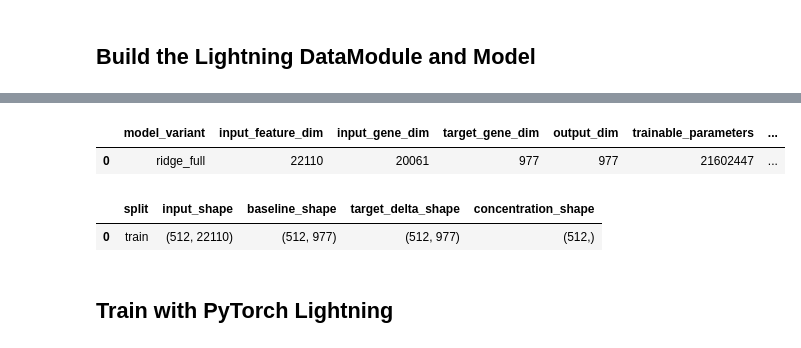
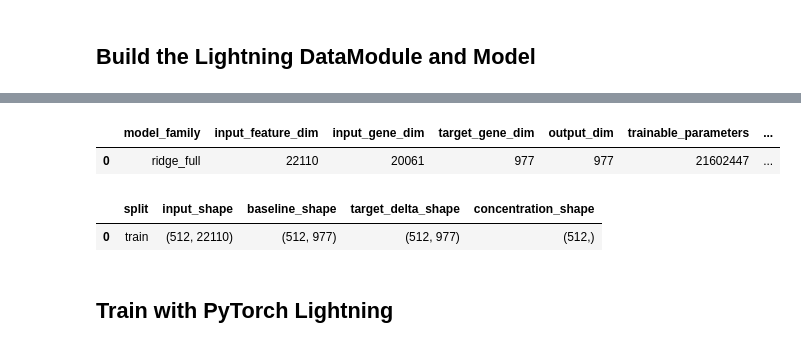
Before and after one commit to wilsonliam/deep-learning-final-project, a Jupyter notebook: Machine_Learning/4_Linear_Regression_implementatin.ipynb, the cells around one changed output, grey strips where cells are left out. Drawn from its saved outputs; the diff is of its cells as text; code cells hidden in the pictures.

```diff
--- a/Machine_Learning/4_Linear_Regression_implementatin.ipynb
+++ b/Machine_Learning/4_Linear_Regression_implementatin.ipynb
@@ -1419,17 +1405,10 @@ training_preprocessor = TrainingPreprocessor(
     treatment_bundle=treatment_bundle,
     fingerprint_bundle=fingerprint_bundle,
     target_gene_indices=target_gene_indices,
-    model_variant=MODEL_VARIANT,
     target_mode=TARGET_MODE,
-    target_pca_components=TARGET_PCA_COMPONENTS,
     batch_size=PREPROCESS_BATCH_SIZE,
 ).fit()
 
 preprocessor_summary_df = training_preprocessor.summary_frame()
-if MODEL_VARIANT == "ridge_compressed" and training_preprocessor.pca_components is None:
-    raise ValueError("Compressed ridge preprocessing did not fit a target PCA basis.")
-if MODEL_VARIANT == "ridge_full" and training_preprocessor.pca_components is not None:
-    raise ValueError("Full ridge preprocessing should not create PCA components.")
-
 display(preprocessor_summary_df)
 # %% [output]
@@ -1453,15 +1432,12 @@ input_feature_dim = training_preprocessor.input_dim
 target_gene_dim = training_preprocessor.target_gene_dim
 
 ridge_model = RidgeDrugResponseModule(
-    model_variant=MODEL_VARIANT,
     input_dim=input_feature_dim,
     gene_dim=target_gene_dim,
     learning_rate=LEARNING_RATE,
     weight_decay=WEIGHT_DECAY,
     delta_mean=training_preprocessor.delta_mean,
     delta_std=training_preprocessor.delta_std,
-    pca_components=training_preprocessor.pca_components,
-    pca_mean=training_preprocessor.pca_mean,
 )
 
 prepared_train_batch = next(iter(ridge_data_module.train_eval_dataloader()))
@@ -1476,14 +1452,13 @@ if reconstructed_target_expression.shape != prepared_train_batch["baseline_expre
 model_summary_df = pd.DataFrame(
     [
         {
-            "model_variant": MODEL_VARIANT,
+            "model_family": "ridge_full",
             "input_feature_dim": int(input_feature_dim),
             "input_gene_dim": int(training_preprocessor.input_gene_dim),
             "target_gene_dim": int(target_gene_dim),
             "output_dim": int(ridge_model.output_dim),
             "trainable_parameters": count_trainable_parameters(ridge_model),
             "estimated_adamw_memory_gb": estimate_adamw_memory_gb(ridge_model),
-            "effective_target_pca_components": training_preprocessor.effective_target_pca_components,
             "treatment_feature_space": treatment_feature_space,
         }
     ]
@@ -1500,10 +1475,9 @@ prepared_batch_summary_df = pd.DataFrame(
     ]
 )
 
-if MODEL_VARIANT == "ridge_full":
-    print(
-        f"Warning: ridge_full creates {count_trainable_parameters(ridge_model):,} trainable parameters and is substantially heavier than ridge_compressed."
-    )
+print(
+    f"Ridge model creates {count_trainable_parameters(ridge_model):,} trainable parameters with input width {input_feature_dim} and target width {target_gene_dim}."
+)
 
 display(model_summary_df)
 display(prepared_batch_summary_df)
@@ -1512,4 +1486,4 @@ Warning: ridge_full creates 21,602,447 trainable parameters and is substantially
-|  | model_variant | input_feature_dim | input_gene_dim | target_gene_dim | output_dim | trainable_parameters | ... |
+|  | model_family | input_feature_dim | input_gene_dim | target_gene_dim | output_dim | trainable_parameters | ... |
 | 0 | ridge_full | 22110 | 20061 | 977 | 977 | 21602447 | ... |
 |  | split | input_shape | baseline_shape | target_delta_shape | concentration_shape |
 | 0 | train | (512, 22110) | (512, 977) | (512, 977) | (512,) |
```
Also changed, not shown: parts of 12 cells of this notebook, 1 other file.
